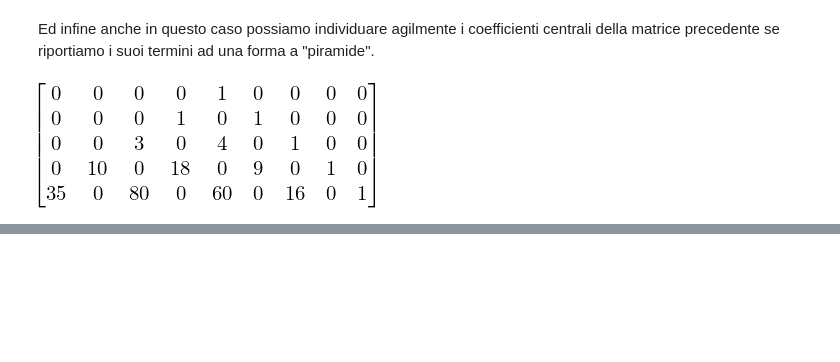
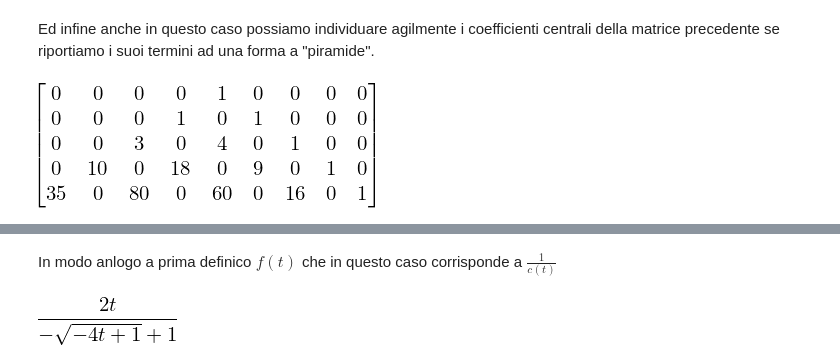
Before and after one commit to elia-mercatanti/aads-project, a Jupyter notebook: Central Coefficients of Riordan Matrices.ipynb, the cells around one changed output, grey strips where cells are left out. Cells and saved outputs as stored; diff of their text form; code cells hidden in the pictures; blank space fills up the shorter version.

```diff
--- a/Central Coefficients of Riordan Matrices.ipynb
+++ b/Central Coefficients of Riordan Matrices.ipynb
@@ -259,0 +294,7 @@ triangle
+# %% [markdown]
+In modo anlogo a prima definico $f(t)$ che in questo caso corrisponde a $\frac{1}{c(t)}$
+# %%
+f= Lambda([t], (2*t)/(1-sqrt(1-4*t)))
+f(t)
+# %% [output]
+[figure, added]
```
Also changed, not shown: parts of 32 cells of this notebook.
